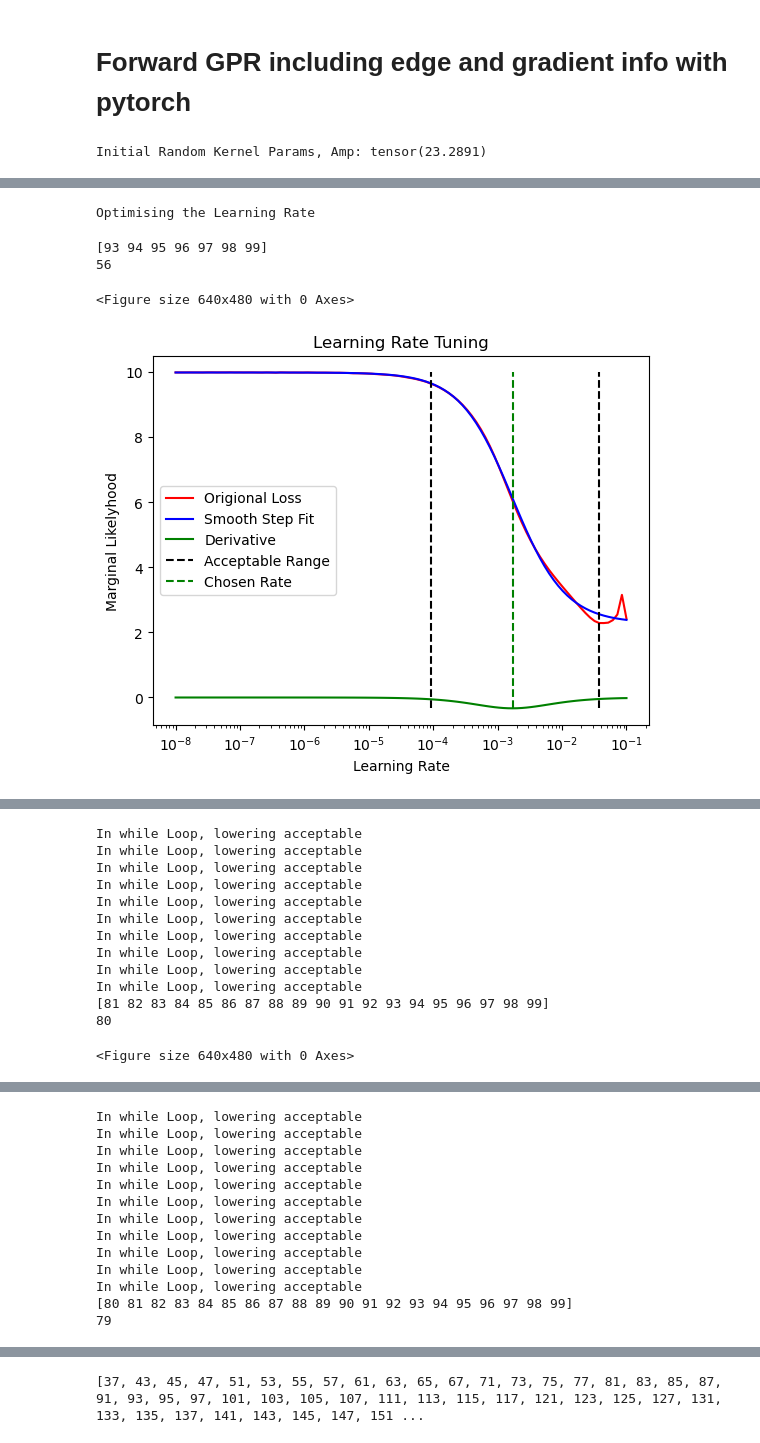
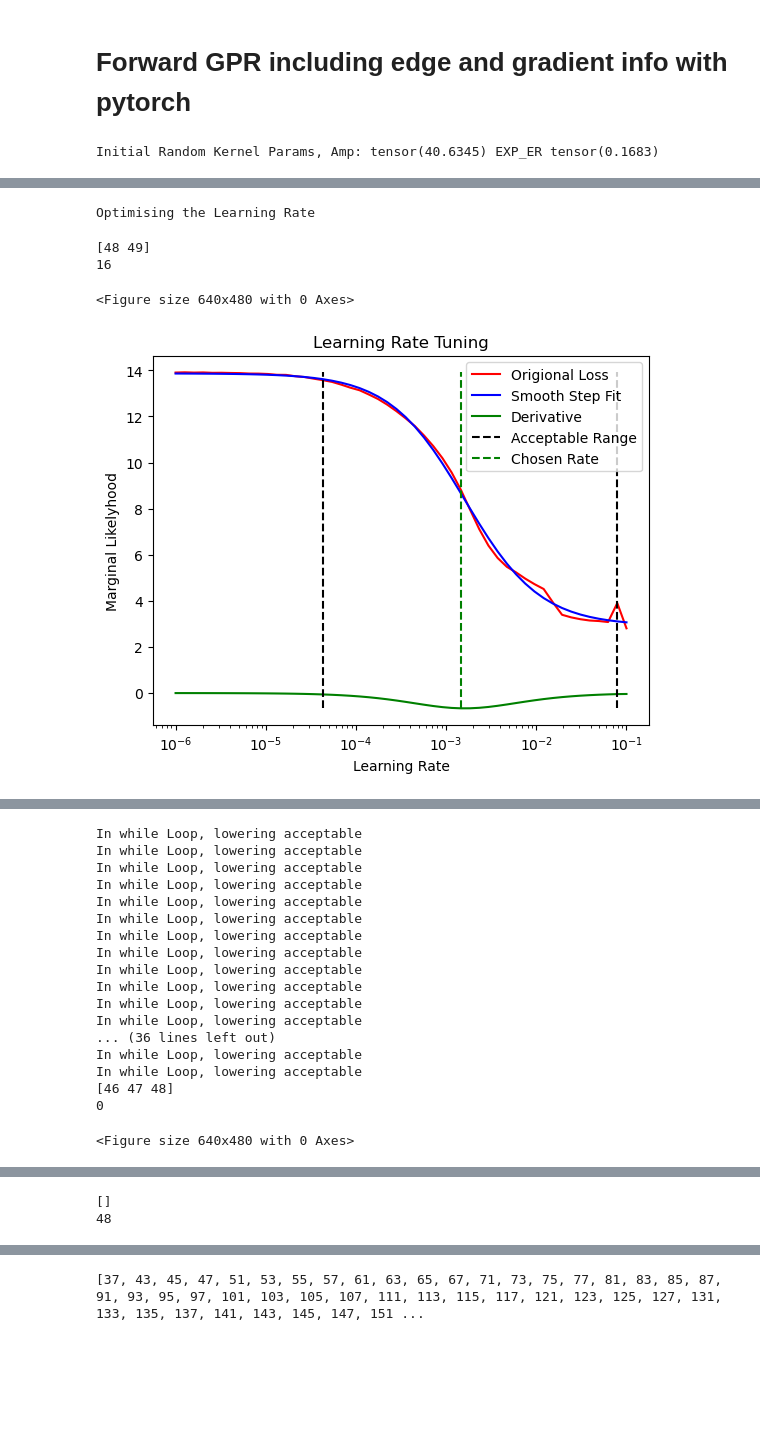
Before and after one commit to DanHarJor/Improving-Electron-Density-Profile-Inference-within-a-Tokamak-using-Bayesian-Techniques, a Jupyter notebook: RealEquillibriumInterferometry/SyntheticDataInterferometry.ipynb, the cells around one changed output, grey strips where cells are left out. Saved outputs shown, nothing was run; the diff lists cells and outputs as text; code cells hidden in the pictures; blank space fills up the shorter version.

Commit message:
I added the experimental error into the parameters. I also realised that this includes the responce matrix/forward model error.

```diff
--- a/RealEquillibriumInterferometry/SyntheticDataInterferometry.ipynb
+++ b/RealEquillibriumInterferometry/SyntheticDataInterferometry.ipynb
@@ -569,7 +624,7 @@ class ForwardGPR(object):
             cov_li = torch.diag(torch.cat([self.lid_error, self.ne_error, self.ne_prime_error])) # M is number of channels
         else:
             R = compute_response_matrix(geo, equi, self.rho_test)
-            cov_li = torch.diag(self.lid_error) # M is number of channels
+            cov_li = torch.diag(torch.tensor(params[-1].repeat(interf_M).float()))#self.lid_error) # M is number of channels
         return K.float(), R.float(), cov_li.float()
 
     def IsPD(self, A):
@@ -629,14 +684,14 @@ class ForwardGPR(object):
         plt.xlabel('Epoch')
         plt.title('Pytorch Fit')
         plt.ylabel('Marginal Likelyhood')
-#         plt.yscale('log')
-        plt.xscale('log')
+        plt.yscale('log')
+#         plt.xscale('log')
         plt.legend()
         plt.show()
 
     def TorchOptimiseLr(self, kernel_params, acceptable_loss_grad = -0.05):
         print('Optimising the Learning Rate')
-        lr_range = torch.logspace(-8,-1,base=10,steps=100)
+        lr_range = torch.logspace(-6,-1,base=10,steps=50)
         lr_index = np.arange(len(lr_range))
         #activating the gradient tracking for the parameters into a new variable
         fit_params = [p.clone() for p in kernel_params]
@@ -712,7 +767,7 @@ class ForwardGPR(object):
             best_params = None
             best_loss = float('inf')
 #             On visual inspection a learning rate of 1e-3 is a suitable choice.
-            print('Initial Random Kernel Params, Amp:',kp[0])
+            print('Initial Random Kernel Params, Amp:',kp[0], 'EXP_ER', kp[-1])
             Plot_l(torch.from_numpy(rho_1d), kp, tensor=True)
             lr_low, lr_best, lr_high = self.TorchOptimiseLr(kp)
 
@@ -762,7 +817,7 @@ class ForwardGPR(object):
                         best_loss_overall = loss
                         self.best_rand_init_params = kp
                         self.torch_best_params = best_params
-                #update lr every 100 steps
+#                 #update lr every 100 steps
                 if steps>0 and steps%100==0:
                     lr_update_index.append(steps)
                     lr_low, lr_best, lr_high = self.TorchOptimiseLr([fp.detach() for fp in fit_params])
@@ -813,7 +868,7 @@ class ForwardGPR(object):
                 self.torch_best_peaks_index = peaks_index
                 self.torch_best_lr_update_index = lr_update_index
 
-            print('\n\nFitted Params, Amp:', fit_params[0])
+            print('\n\nFitted Params, Amp:', fit_params[0], 'EXP_ER', fit_params[-1])
             Plot_l(torch.from_numpy(rho_1d), best_params, tensor = True)
             self.PlotLoss(fit_loss, peaks_index, lr_update_index)
             self.Infer(best_params)
@@ -830,7 +885,7 @@ class ForwardGPR(object):
         print('Performing SciPy fitting using method:',method)
         kernel_params = RandomKernelInit(NUM_RANDOM_SEARCHES, tensor=False)
         for kp in kernel_params:
-            print('Random Initial Params, Amp:',kp[0])
+            print('Random Initial Params, Amp:',kp[0], 'EXP_ER', kp[-1])
             Plot_l(rho_1d,kp, tensor=False)
             best_loss = float('inf')
             if method=='basinhopping':
@@ -855,10 +910,10 @@ class ForwardGPR(object):
                 self.scipy_best_params = results.x
                 self.scipy_best_marge_li = loss
                 self.scipy_best_rand_init_params = kp
-        print('Best of all initial params')
-        print('Random Initial Params, Amp:',self.scipy_best_rand_init_params[0])
+        print('\n\nBest of all initial params')
+        print('\n\nRandom Initial Params, Amp:',self.scipy_best_rand_init_params[0])
         Plot_l(rho_1d,self.scipy_best_rand_init_params, tensor=False)
-        print('Fitted Params, Amp:',self.scipy_best_params[0])
+        print('\n\nFitted Params, Amp:',self.scipy_best_params[0])
         Plot_l(rho_1d,self.scipy_best_params, tensor=False)
         self.Infer(self.scipy_best_params)
         self.PlotInference()
@@ -921,17 +976,17 @@ interf = ForwardGPR(rho_test, lid_d_torch, ne_d, ne_prime_d, lid_error, ne_error
                     [Kernel, KernelPrime, KernelPrimePrime],
                     rho_test2, rho_test3,
                     initial_params_tensor, prior_mu='non-informative')
-# interf.SciPyFit(method='basinhopping', NUM_RANDOM_SEARCHES=5)
-# interf.SciPyFit(NUM_RANDOM_SEARCHES=5)
+# interf.SciPyFit(method='basinhopping', NUM_RANDOM_SEARCHES=3)
+# interf.SciPyFit(NUM_RANDOM_SEARCHES=3)
 
 interf.TorchFit(optim = torch.optim.SGD, optim_params={'lr':1e-3}, kernel_params='random_search',
-            MAX_NUM_STEPS_EPOCHS = 1000,
-            NUM_RANDOM_SEARCHES=5, CONVERGE_STOP=True, STOCHASTIC = True, ENFORCE_BOUNDS=True,
+            MAX_NUM_STEPS_EPOCHS = 500,
+            NUM_RANDOM_SEARCHES=3, CONVERGE_STOP=True, STOCHASTIC = True, ENFORCE_BOUNDS=False,
             CONVERGENCE_THRESHOLDS=[1e-8])#np.logspace(-4,-8,4))
 
-# interf.Infer(interf.torch_best_params)
+interf.Infer(interf.torch_best_params)
 # interf.Infer(interf.initial_params)
 # interf.Infer(interf.scipy_best_params)
-# interf.PlotInference()
+interf.PlotInference()
 # %% [output]
-Initial Random Kernel Params, Amp: tensor(23.2891)
+Initial Random Kernel Params, Amp: tensor(40.6345) EXP_ER tensor(0.1683)
@@ -939,6 +994,6 @@ Initial Random Kernel Params, Amp: tensor(23.2891)
 Optimising the Learning Rate
-[93 94 95 96 97 98 99]
-56
+[48 49]
+16
 <Figure size 640x480 with 0 Axes>
-[figure, old version]
+[figure, new version]
 thresholds [1e-08]
@@ -953,6 +1008,11 @@ In while Loop, lowering acceptable
 In while Loop, lowering acceptable
 In while Loop, lowering acceptable
 In while Loop, lowering acceptable
-[81 82 83 84 85 86 87 88 89 90 91 92 93 94 95 96 97 98 99]
-80
+In while Loop, lowering acceptable
+In while Loop, lowering acceptable
+... (36 lines left out)
+In while Loop, lowering acceptable
+In while Loop, lowering acceptable
+[46 47 48]
+0
 <Figure size 640x480 with 0 Axes>
@@ -961,13 +1021,2 @@ Optimising the Learning Rateep: 199 #Loss: 2.9774573 #Relative Loss Difference:
-In while Loop, lowering acceptable
-In while Loop, lowering acceptable
-In while Loop, lowering acceptable
-In while Loop, lowering acceptable
-In while Loop, lowering acceptable
-In while Loop, lowering acceptable
-In while Loop, lowering acceptable
-In while Loop, lowering acceptable
-In while Loop, lowering acceptable
-In while Loop, lowering acceptable
-In while Loop, lowering acceptable
-[80 81 82 83 84 85 86 87 88 89 90 91 92 93 94 95 96 97 98 99]
-79
+[]
+48
```
Also changed, not shown: parts of 7 cells of this notebook.
